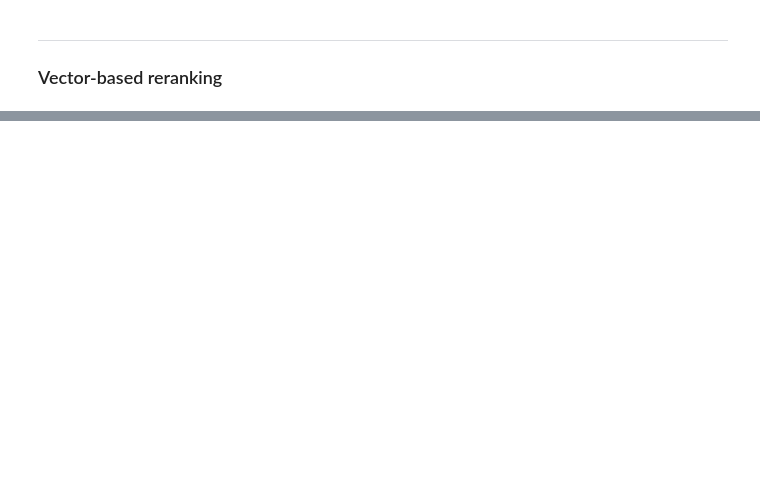
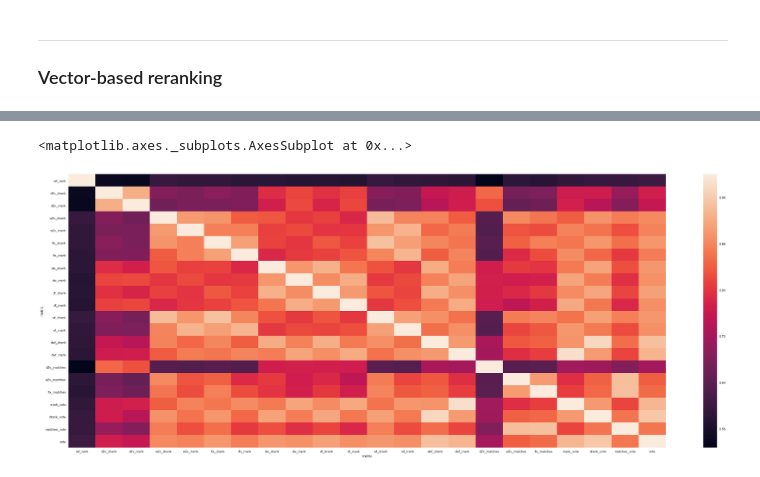
Before and after one commit to andifunke/topic-labeling, a Jupyter notebook: topic_reranking_vectorbased.ipynb, the cells around one changed output, grey strips where cells are left out. Cells and saved outputs as stored; diff of their text form; code cells hidden in the pictures; blank space fills up the shorter version.

Commit message:
final topics and labels

```diff
--- a/topic_reranking_vectorbased.ipynb
+++ b/topic_reranking_vectorbased.ipynb
@@ -453,7 +288,0 @@ ftx.most_similar(positive=['König', 'Frau'], negative=['Mann'])
-# %%
-sns.set()
-pylab.rcParams['figure.figsize'] = (20, 10)
-fig, axs = subplots(ncols=3, sharey=True)
-ms.boxplot(ax=axs[0])
-ps.boxplot(ax=axs[1])
-ps2.boxplot(ax=axs[2])
@@ -614,3 +288,0 @@ df2
-# %%
-df = df1.join(df2)[['score', 'stdev', 'support', 'mean_similarity', 'pairwise_similarity', 'pairwise_similarity_ignore_oov']]
-df
@@ -636,0 +289,15 @@ df
+# %%
+from difflib import SequenceMatcher
+
+def cross_dist(topic, other):
+    df = other.apply(lambda x: SequenceMatcher(a=topic, b=x, autojunk=False).ratio(), axis=1)
+    return df.reset_index(['dataset', 'param_id', 'nb_topics', 'topic_idx'], drop=True)
+
+def topic_dist(grp):
+    df = grp.apply(lambda x: cross_dist(x, grp), axis=1)
+    return df.reset_index(['dataset', 'param_id', 'nb_topics', 'topic_idx'], drop=True)
+
+r = results.loc[:, :'term9'].groupby(['dataset', 'param_id', 'nb_topics', 'topic_idx'], sort=False).progress_apply(topic_dist)
+r = r.groupby('metric', sort=False).mean()
+r = r.loc[r.columns, :]
+r
@@ -636,0 +365,5 @@ df
+# %%
+sns.heatmap(r)
+# %% [output]
+<matplotlib.axes._subplots.AxesSubplot at 0x...>
+[figure, added]
```
Also changed, not shown: parts of 29 cells of this notebook, 4 other files.
